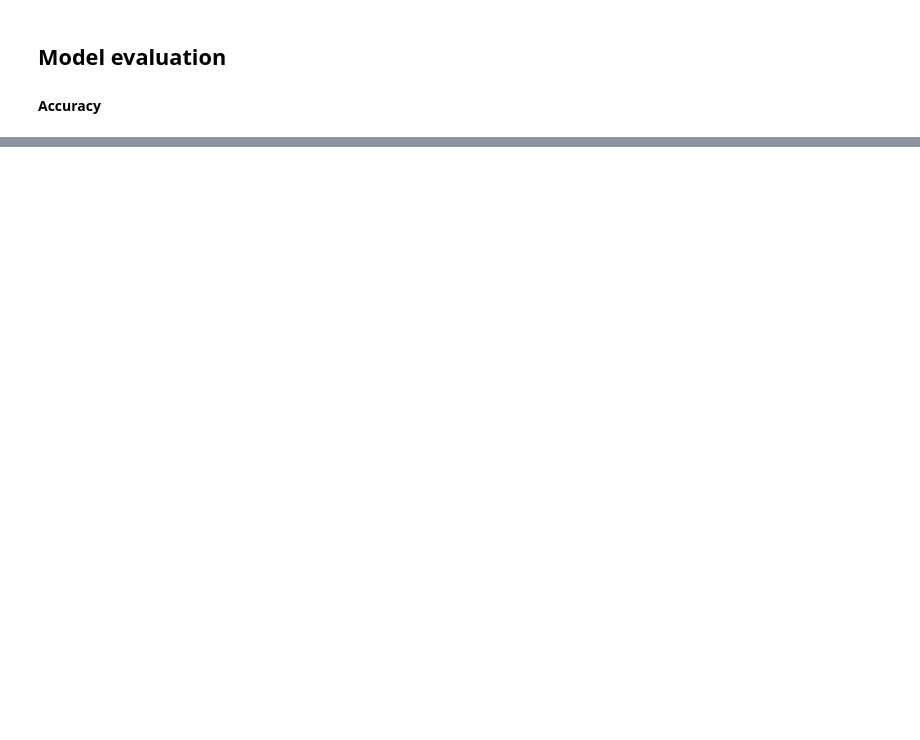
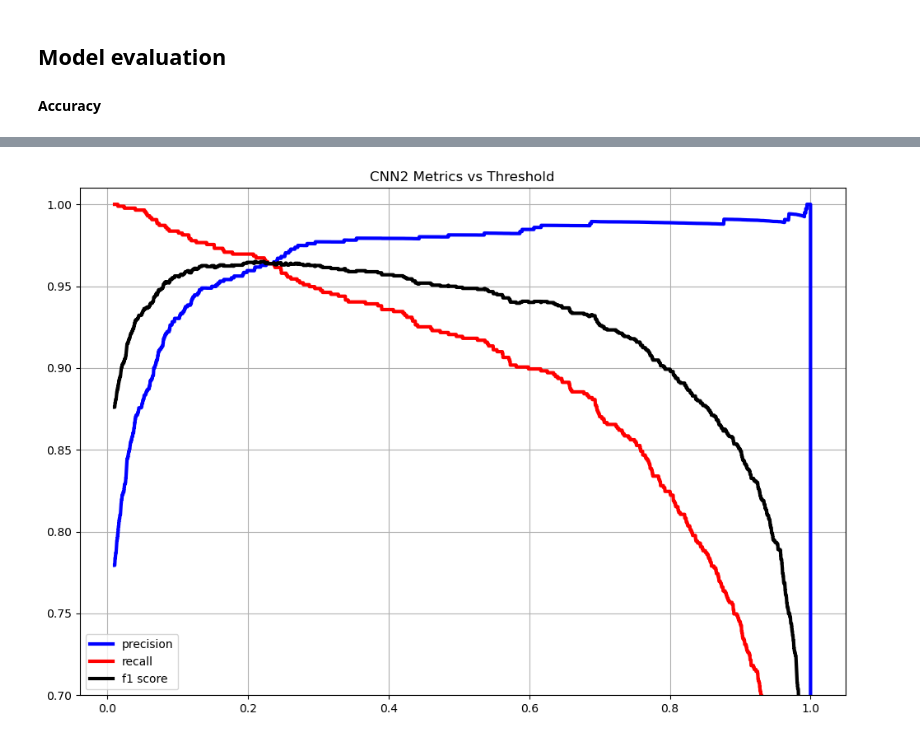
Before and after one commit to gaturpin/xray-pneumonia, a Jupyter notebook: 3-analysis.ipynb, the cells around one changed output, grey strips where cells are left out. Saved outputs shown, nothing was run; the diff lists cells and outputs as text; code cells hidden in the pictures; blank space fills up the shorter version.

```diff
--- a/3-analysis.ipynb
+++ b/3-analysis.ipynb
@@ -75,0 +94,13 @@ F1 Score = 0.9510
+# %%
+plt.figure(figsize = (12,8))
+plt.plot(threshold_arr, metrics_cnn2['precision'], label = 'precision', linewidth = 3, color ='blue', )
+plt.plot(threshold_arr, metrics_cnn2['recall'], label = 'recall', linewidth = 3, color = 'red')
+plt.plot(threshold_arr, metrics_cnn2['f1'], label = 'f1 score', linewidth = 3, color = 'black')
+plt.ylim(0.7,1.01)
+plt.grid()
+plt.legend()
+plt.title('CNN2 Metrics vs Threshold')
+plt.show()
+plt.close()
+# %% [output]
+[figure, added]
```
Also changed, not shown: parts of 24 cells of this notebook, 5 other files.
